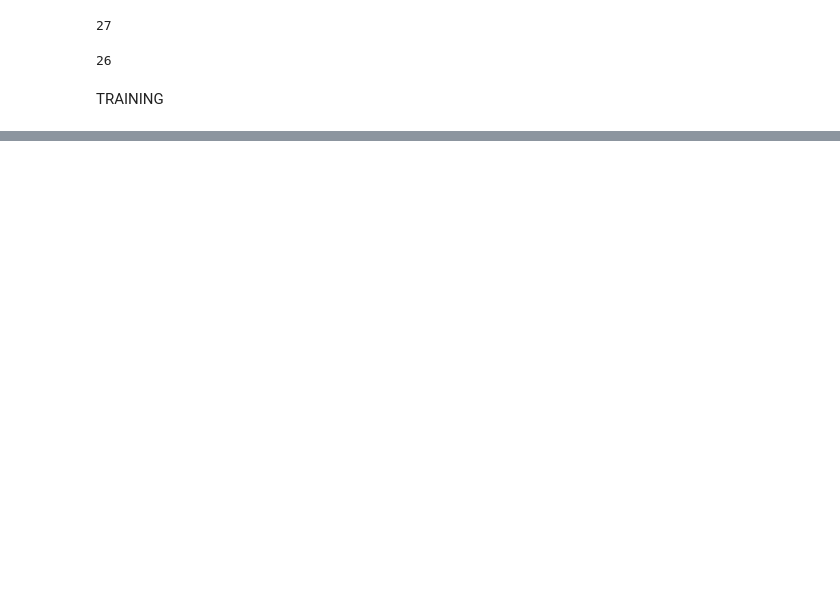
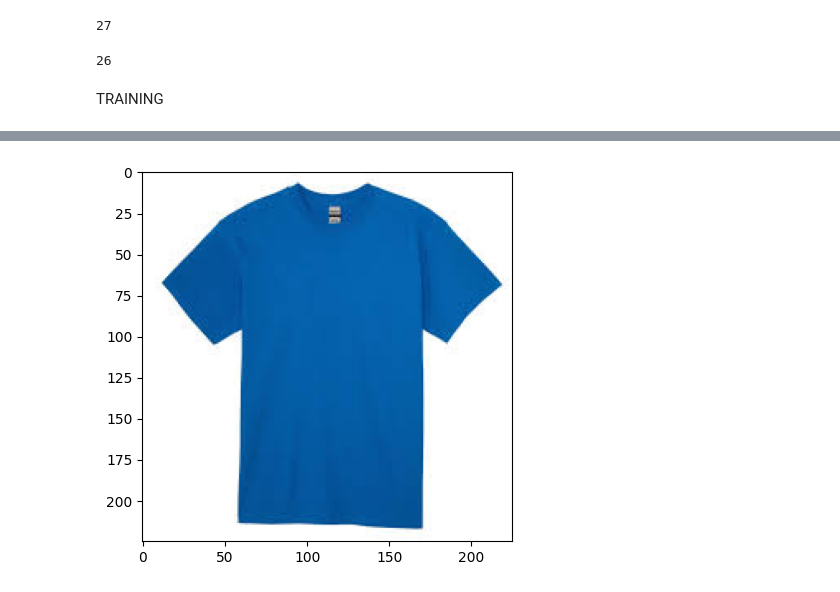
Before and after one commit to rkontham24/MyStyle, a Jupyter notebook: model/img_recog.ipynb, the cells around one changed output, grey strips where cells are left out. Cells and saved outputs as stored; diff of their text form; code cells hidden in the pictures; blank space fills up the shorter version.

```diff
--- a/model/img_recog.ipynb
+++ b/model/img_recog.ipynb
@@ -349,0 +370,6 @@ plt.show()
+# %%
+img = cv2.imread("download.jpg")
+plt.imshow(cv2.cvtColor(img, cv2.COLOR_BGR2RGB))
+plt.show()
+# %% [output]
+[figure, added]
```
Also changed, not shown: parts of 21 cells of this notebook, 35 other files.
